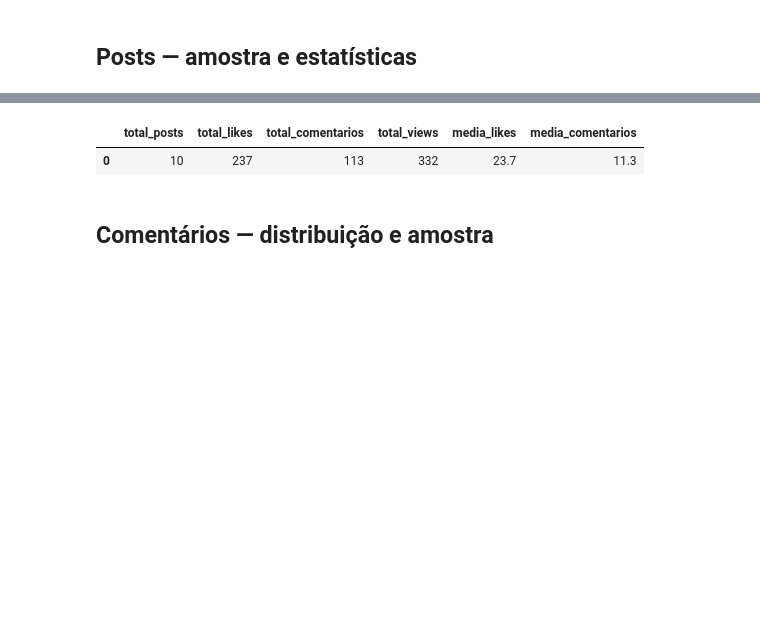
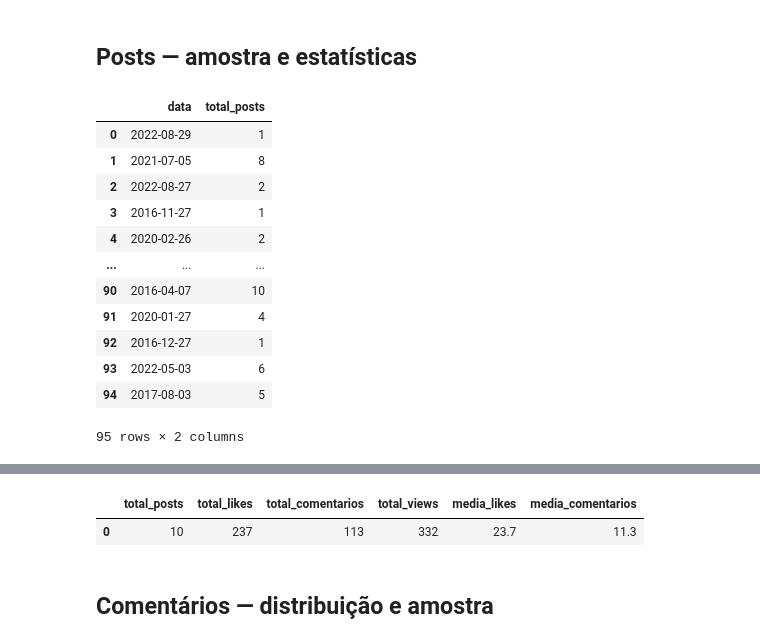
Before and after one commit to vinialveslopesanjos/sentimenta, a Jupyter notebook: notebooks/explore_db.ipynb, the cells around one changed output, grey strips where cells are left out. Drawn from its saved outputs; the diff is of its cells as text; code cells hidden in the pictures; blank space fills up the shorter version.

```diff
--- a/notebooks/explore_db.ipynb
+++ b/notebooks/explore_db.ipynb
@@ -71,6 +69,26 @@ pd.read_sql('''
 | 0 | ec1cbad1-67df-4f4e-91d3-c2591ccc538a | instagram | vini_alveees | 1018 | active | 2026-02-18 19:57:28.350897+00:00 |
 # %% [markdown]
 ## Posts — amostra e estatísticas
+# %%
+pd.read_sql('''
+    SELECT date(published_at) AS data, COUNT(*) AS total_posts
+    FROM comments
+    group by 1
+''', engine)
+# %% [output]
+|  | data | total_posts |
+| 0 | 2022-08-29 | 1 |
+| 1 | 2021-07-05 | 8 |
+| 2 | 2022-08-27 | 2 |
+| 3 | 2016-11-27 | 1 |
+| 4 | 2020-02-26 | 2 |
+| ... | ... | ... |
+| 90 | 2016-04-07 | 10 |
+| 91 | 2020-01-27 | 4 |
+| 92 | 2016-12-27 | 1 |
+| 93 | 2022-05-03 | 6 |
+| 94 | 2017-08-03 | 5 |
+95 rows × 2 columns
 # %%
 df_posts = pd.read_sql('''
     SELECT
```
Also changed, not shown: parts of 2 cells of this notebook, 53 other files.
